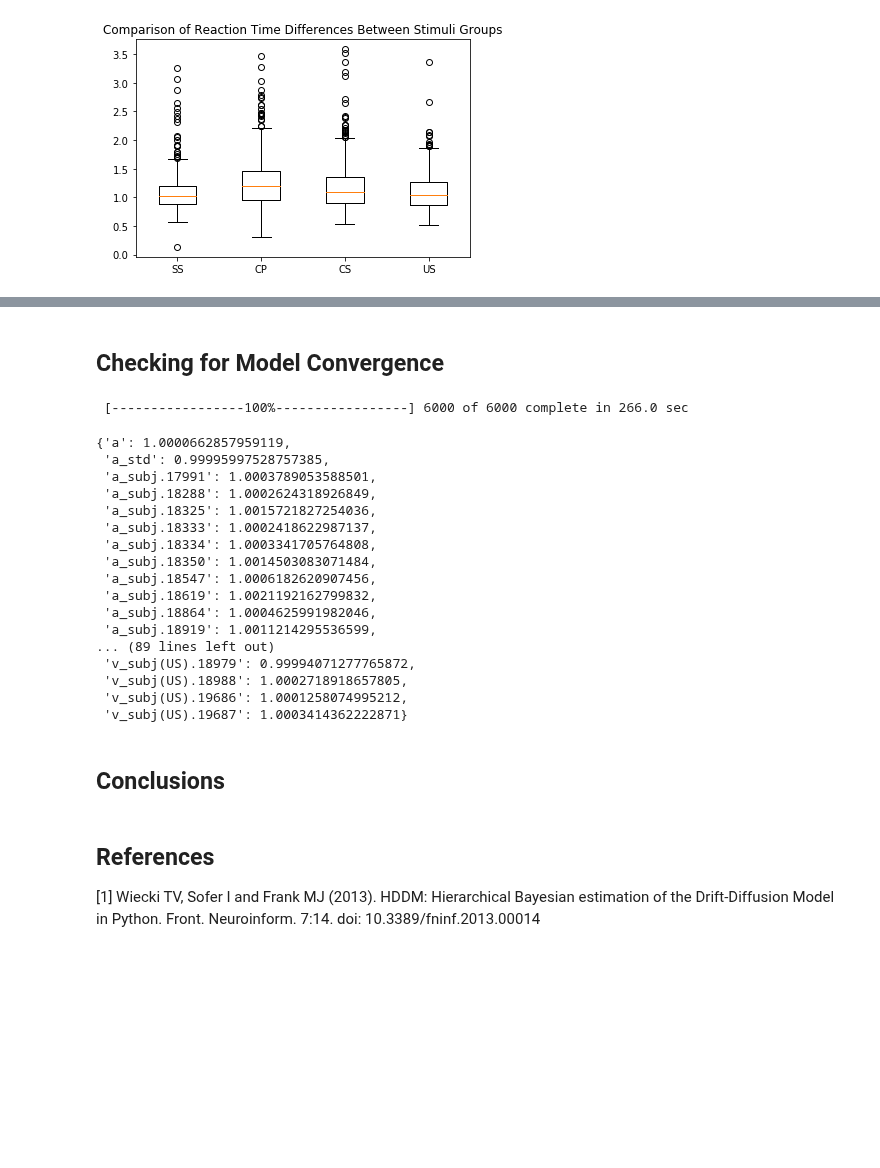
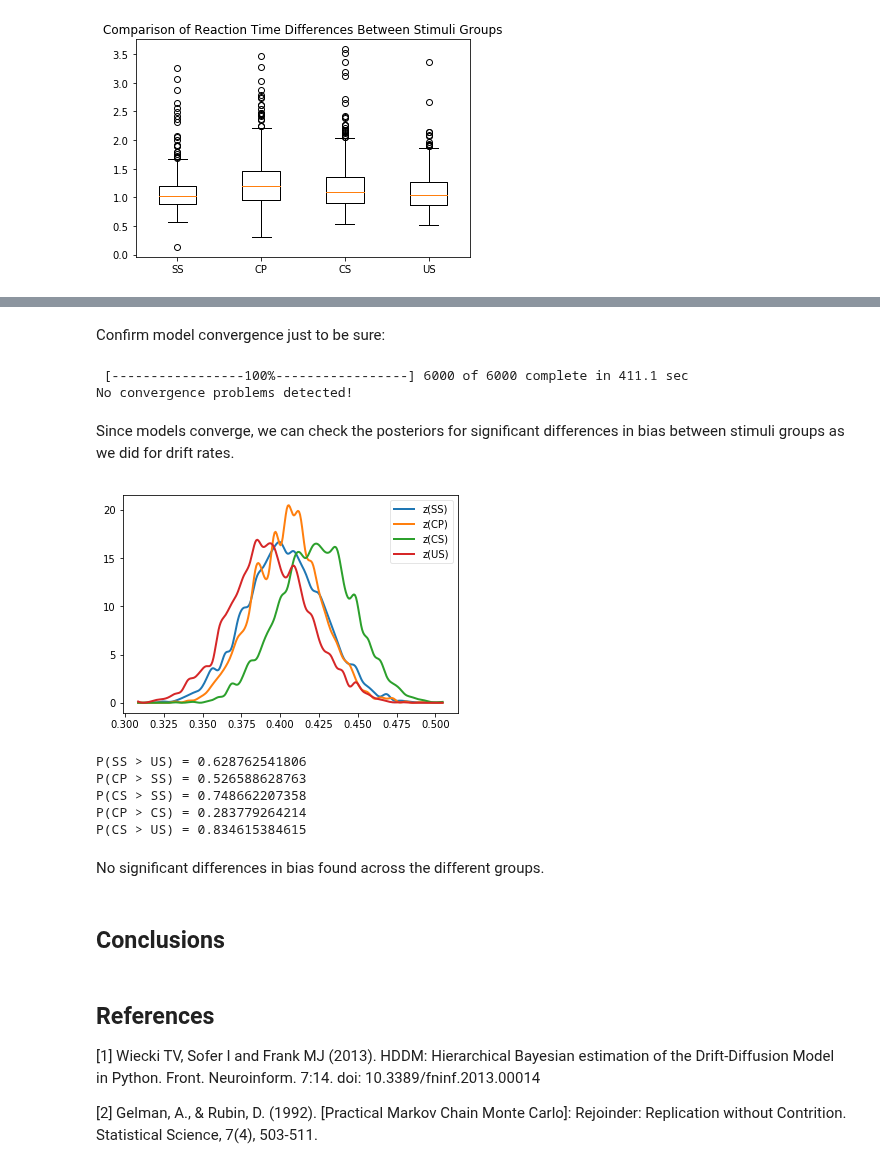
Before and after one commit to CPernet/LanguageDecision, a Jupyter notebook: language_decision/1-pilot-subjects-analysis.ipynb, the cells around one changed output, grey strips where cells are left out. Cells and saved outputs as stored; diff of their text form; code cells hidden in the pictures; blank space fills up the shorter version.

Commit message:
complete analysis for pilot subjects (w/out conclusions)

```diff
--- a/language_decision/1-pilot-subjects-analysis.ipynb
+++ b/language_decision/1-pilot-subjects-analysis.ipynb
@@ -120,37 +171,52 @@ model_bias.sample(6000, burn=20)
 <pymc.MCMC.MCMC at 0x...>
-# %% [markdown]
-## Checking for Model Convergence
+# %% [markdown]
+Confirm model convergence just to be sure:
 # %%
-models = []
+models_bias = []
 for i in range(5):
-    m = hddm.HDDM(pilot_subjects, depends_on={'v': 'stim'})
+    m = hddm.HDDM(pilot_subjects, depends_on={'v': 'stim', 'z': 'stim'}, bias=True)
     m.find_starting_values()
     m.sample(6000, burn=20)
-    models.append(m)
+    models_bias.append(m)
 
-hddm.analyze.gelman_rubin(models)
+bias_gelman_rubin = hddm.analyze.gelman_rubin(models_bias)
+
+for key, value in bias_gelman_rubin.items():
+    if (value > 1.02) or (value < 0.98):
+        print("Convergence error at " + str(key))
+        break
+else:
+    print("\nNo convergence problems detected!")
 # %% [output]
- [-----------------100%-----------------] 6000 of 6000 complete in 266.0 sec
+ [-----------------100%-----------------] 6000 of 6000 complete in 411.1 sec
+No convergence problems detected!
-{'a': 1.0000662857959119,
- 'a_std': 0.99995997528757385,
- 'a_subj.17991': 1.0003789053588501,
- 'a_subj.18288': 1.0002624318926849,
- 'a_subj.18325': 1.0015721827254036,
- 'a_subj.18333': 1.0002418622987137,
- 'a_subj.18334': 1.0003341705764808,
- 'a_subj.18350': 1.0014503083071484,
- 'a_subj.18547': 1.0006182620907456,
- 'a_subj.18619': 1.0021192162799832,
- 'a_subj.18864': 1.0004625991982046,
- 'a_subj.18919': 1.0011214295536599,
-... (89 lines left out)
- 'v_subj(US).18979': 0.99994071277765872,
- 'v_subj(US).18988': 1.0002718918657805,
- 'v_subj(US).19686': 1.0001258074995212,
- 'v_subj(US).19687': 1.0003414362222871}
+# %% [markdown]
+Since models converge, we can check the posteriors for significant differences in bias between stimuli groups as we did for drift rates.
+# %%
+z_SS, z_CP, z_CS, z_US = model_bias.nodes_db.node[['z(SS)', 'z(CP)', 'z(CS)', 'z(US)']]
+
+hddm.analyze.plot_posterior_nodes([z_SS, z_CP, z_CS, z_US])
+# %% [output]
+[figure, added]
+# %%
+print('P(SS > US) = ' + str((z_SS.trace() > z_US.trace()).mean()))
+print('P(CP > SS) = ' + str((z_CP.trace() > z_SS.trace()).mean()))
+print('P(CS > SS) = ' + str((z_CS.trace() > z_SS.trace()).mean()))
+print('P(CP > CS) = ' + str((z_CP.trace() > z_CS.trace()).mean()))
+print('P(CS > US) = ' + str((z_CS.trace() > z_US.trace()).mean()))
+# %% [output]
+P(SS > US) = 0.628762541806
+P(CP > SS) = 0.526588628763
+P(CS > SS) = 0.748662207358
+P(CP > CS) = 0.283779264214
+P(CS > US) = 0.834615384615
+# %% [markdown]
+No significant differences in bias found across the different groups.
 # %% [markdown]
 ## Conclusions
 # %% [markdown]
 ## References
 
 [1] Wiecki TV, Sofer I and Frank MJ (2013). HDDM: Hierarchical Bayesian estimation of the Drift-Diffusion Model in Python. Front. Neuroinform. 7:14. doi: 10.3389/fninf.2013.00014
+
+[2] Gelman, A., & Rubin, D. (1992). [Practical Markov Chain Monte Carlo]: Rejoinder: Replication without Contrition. Statistical Science, 7(4), 503-511.
```
Also changed, not shown: parts of 21 cells of this notebook.
